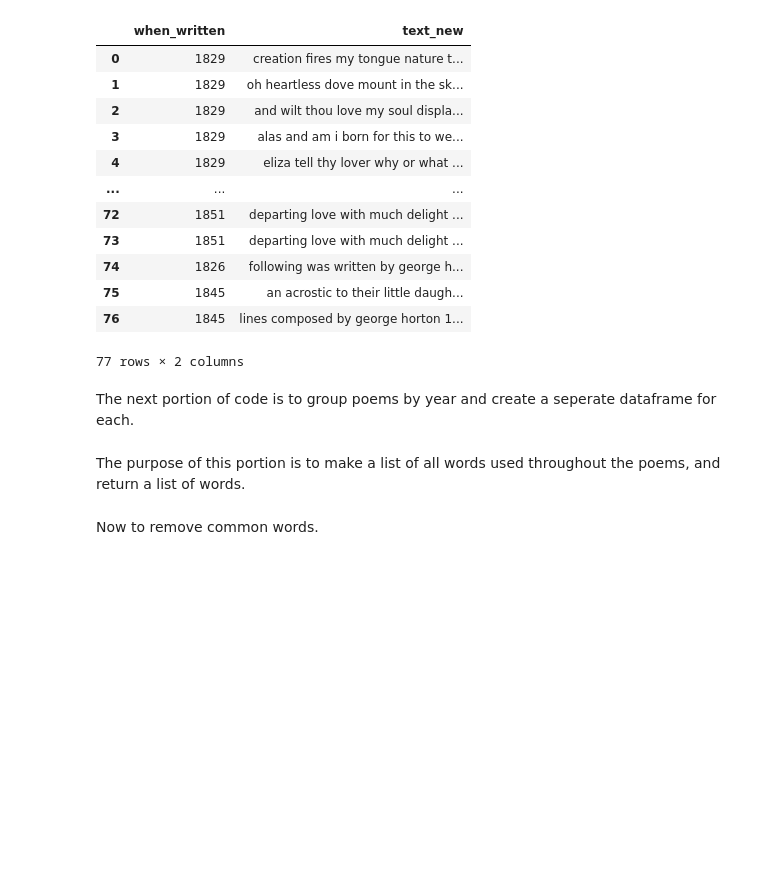
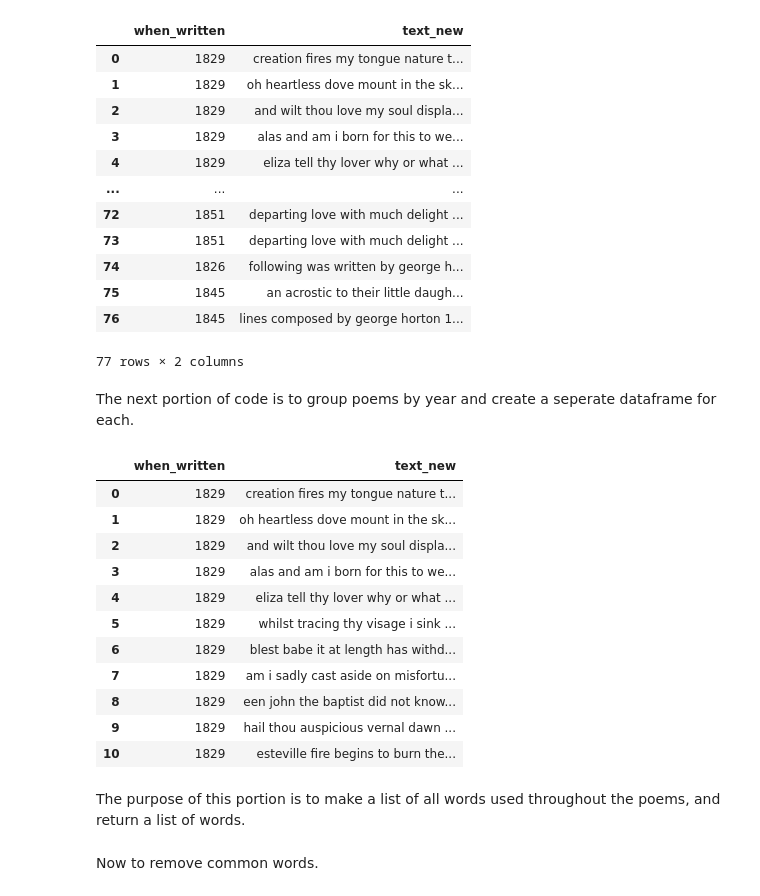
Before and after one commit to RayCarpenterIII/Bootstrapping-for-Confidence-Interval, a Jupyter notebook: George Horton Word Length Statistics.ipynb, the cells around one changed output. Cells and saved outputs as stored; diff of their text form; code cells hidden in the pictures; blank space fills up the shorter version.

```diff
--- a/George Horton Word Length Statistics.ipynb
+++ b/George Horton Word Length Statistics.ipynb
@@ -40,13 +44,26 @@ The next portion of code is to group poems by year and create a seperate datafra
 # %%
 df_1829 = rays_df3[rays_df3['when_written'] == 1829]
 df_1837 = rays_df3[rays_df3['when_written'] == 1837]
 df_1845 = rays_df3[rays_df3['when_written'] == 1845]
 df_1844 = rays_df3[rays_df3['when_written'] == 1844]
 df_1798 = rays_df3[rays_df3['when_written'] == 1798]
 df_1840 = rays_df3[rays_df3['when_written'] == 1840]
 df_1851 = rays_df3[rays_df3['when_written'] == 1851]
 df_1826 = rays_df3[rays_df3['when_written'] == 1826]
-#df_1829['text_new'].values
+df_1829
+# %% [output]
+|  | when_written | text_new |
+| 0 | 1829 | creation fires my tongue nature t... |
+| 1 | 1829 | oh heartless dove mount in the sk... |
+| 2 | 1829 | and wilt thou love my soul displa... |
+| 3 | 1829 | alas and am i born for this to we... |
+| 4 | 1829 | eliza tell thy lover why or what ... |
+| 5 | 1829 | whilst tracing thy visage i sink ... |
+| 6 | 1829 | blest babe it at length has withd... |
+| 7 | 1829 | am i sadly cast aside on misfortu... |
+| 8 | 1829 | een john the baptist did not know... |
+| 9 | 1829 | hail thou auspicious vernal dawn ... |
+| 10 | 1829 | esteville fire begins to burn the... |
 # %% [markdown]
 The purpose of this portion is to make a list of all words used throughout the poems, and return a list of words.
 # %%
```
Also changed, not shown: parts of 4 cells of this notebook.
